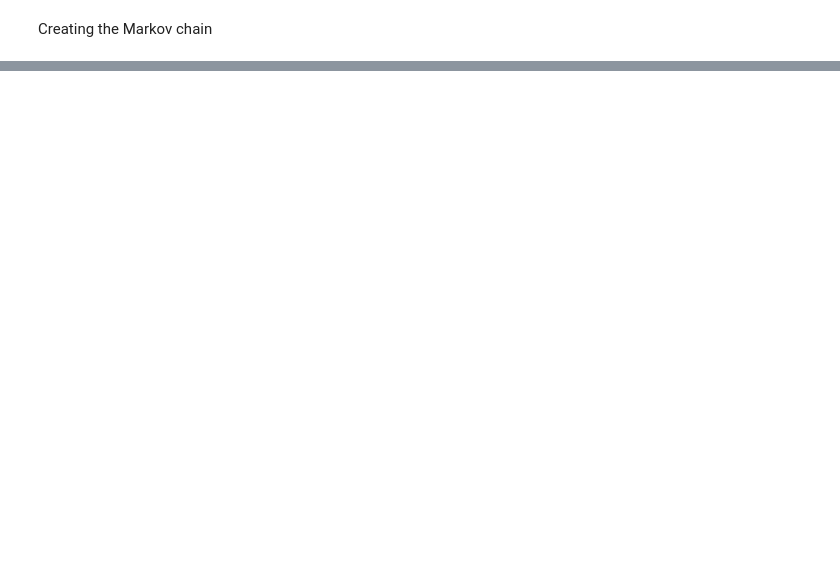
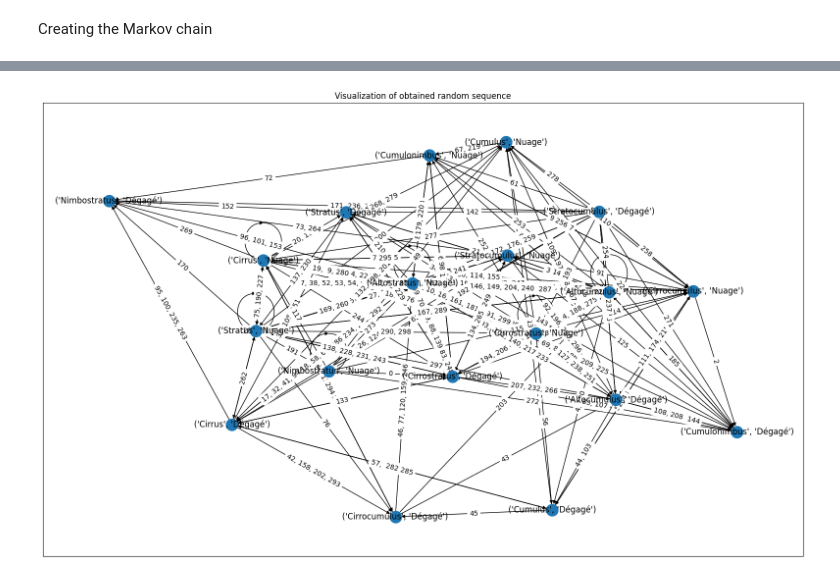
Before and after one commit to Tharos-ux/mmcat, a Jupyter notebook: model.ipynb, the cells around one changed output, grey strips where cells are left out. Drawn from its saved outputs; the diff is of its cells as text; code cells hidden in the pictures; blank space fills up the shorter version.

```diff
--- a/model.ipynb
+++ b/model.ipynb
@@ -74,9 +179,23 @@ We can handle time and add its component to the Markov chain by changing the wei
+# %%
+def init_markov(graph:DiGraph) -> MarkovChain:
+    nodes:list = list(graph.nodes.keys())
+    probabilities:list = [
+            [
+                get_edge_attributes(graph,'weight',default=0).get((state_a,state_b),0) for state_b in nodes
+            ] for state_a in nodes
+        ]
+    probabilities = [[float(i)/sum(raw) for i in raw] for raw in probabilities]
+    smc:MarkovChain = MarkovChain(probabilities, nodes)
+    current_state:str = choice(nodes) # doing so assures we're not using a incompatible value
+    return smc,smc.next(current_state)
 # %%
-sequence:list[str] = [choice(cloud_states)]
-for i in range(1, 11):
-    current_state = sequence[-1]
-    next_state = mc.next(current_state) # seed=32
-    if next_state == current_state:
-        # Do some subchain work
-        pass
-    sequence.append(next_state)
+sequence:list[str] = [('Nimbostratus','Nuage')]
+for day_interval in range(110, 140):
+    for time_interval in range(0,10):
+        current_state,current_regime = sequence[-1]
+        next_state = mc.next(current_state)
+        if next_state == current_state and time_interval != 0:
+            regime = rg.next(current_regime)
+        else:
+            rg, regime = init_markov(subchain(time_interval,weather_regimes.get(next_state,['Nuage','Dégagé'])))
+        sequence.append((next_state,regime))
@@ -92,0 +202,17 @@ pyplot.show()
+# %%
+# Drawing the sequence
+sequence_graph:DiGraph = DiGraph()
+add_path(sequence_graph,sequence)
+pyplot.figure(figsize=(20,12))
+pyplot.title("Visualization of obtained random sequence")
+pos=spring_layout(sequence_graph)
+draw_networkx(sequence_graph,pos)
+labels:dict = dict()
+for i in range(len(sequence)-1):
+    labels[(sequence[i],sequence[i+1])] = labels.get((sequence[i],sequence[i+1]),[]) + [str(i)]
+for key,value in labels.items():
+    labels[key] = ', '.join(labels[key])
+draw_networkx_edge_labels(weather,pos,edge_labels=labels)
+pyplot.show()
+# %% [output]
+[figure, added]
```
Also changed, not shown: parts of 19 cells of this notebook.
